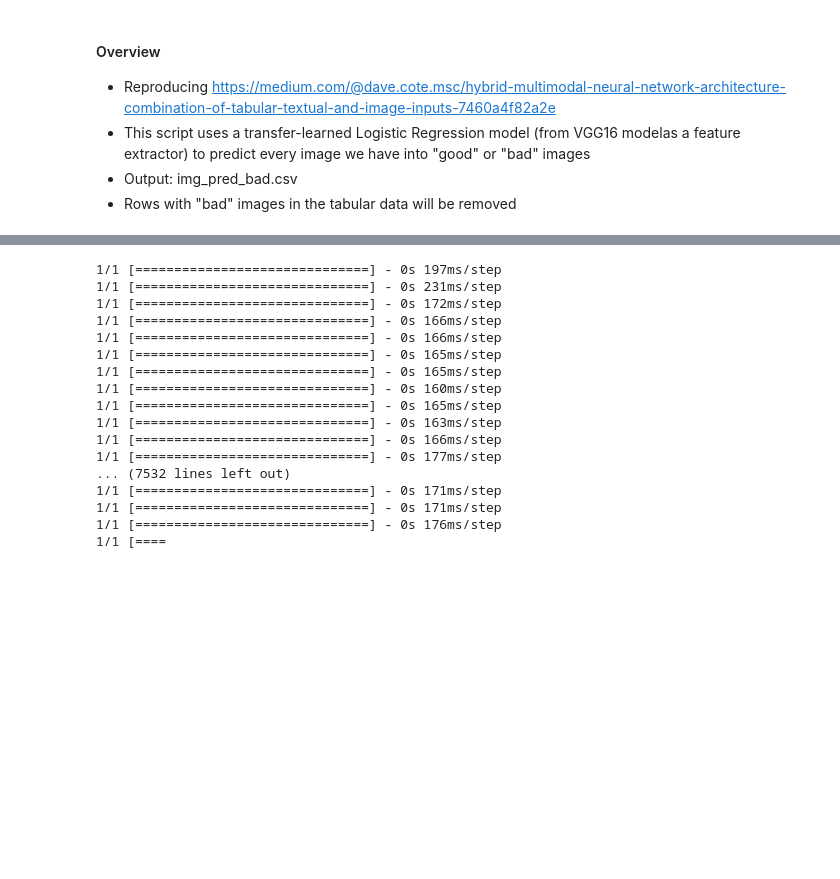
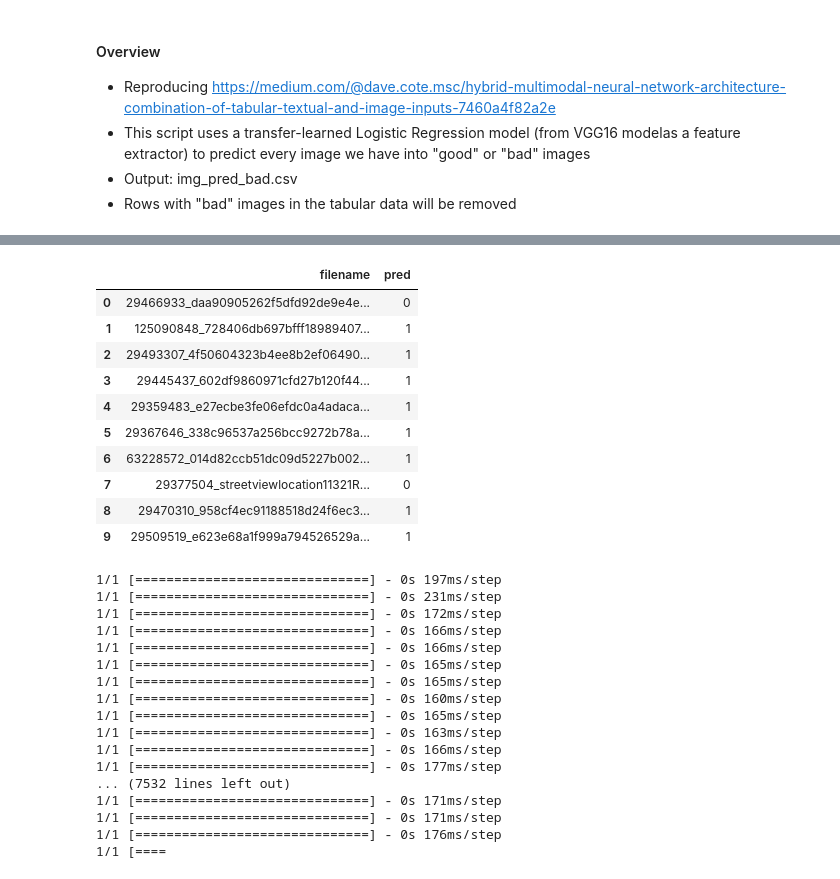
Before and after one commit to catherinechia/deeplearning-multimodal-neural-network, a Jupyter notebook: demo/preprocessing_images_classification.ipynb, the cells around one changed output, grey strips where cells are left out. Drawn from its saved outputs; the diff is of its cells as text; code cells hidden in the pictures; blank space fills up the shorter version.

```diff
--- a/demo/preprocessing_images_classification.ipynb
+++ b/demo/preprocessing_images_classification.ipynb
@@ -96,3 +181,18 @@ array([0])
+# %%
+df_temp = pd.read_parquet("/workspaces/deeplearning-multimodal-neural-network/demo/image_cleaner_result")
+df_temp
+# %% [output]
+|  | filename | pred |
+| 0 | 29466933_daa90905262f5dfd92de9e4e... | 0 |
+| 1 | 125090848_728406db697bfff18989407... | 1 |
+| 2 | 29493307_4f50604323b4ee8b2ef06490... | 1 |
+| 3 | 29445437_602df9860971cfd27b120f44... | 1 |
+| 4 | 29359483_e27ecbe3fe06efdc0a4adaca... | 1 |
+| 5 | 29367646_338c96537a256bcc9272b78a... | 1 |
+| 6 | 63228572_014d82ccb51dc09d5227b002... | 1 |
+| 7 | 29377504_streetviewlocation11321R... | 0 |
+| 8 | 29470310_958cf4ec91188518d24f6ec3... | 1 |
+| 9 | 29509519_e623e68a1f999a794526529a... | 1 |
 # %%
 #variable to hold processed images
 l_preds = []
```
Also changed, not shown: parts of 18 cells of this notebook, 1 other file.
